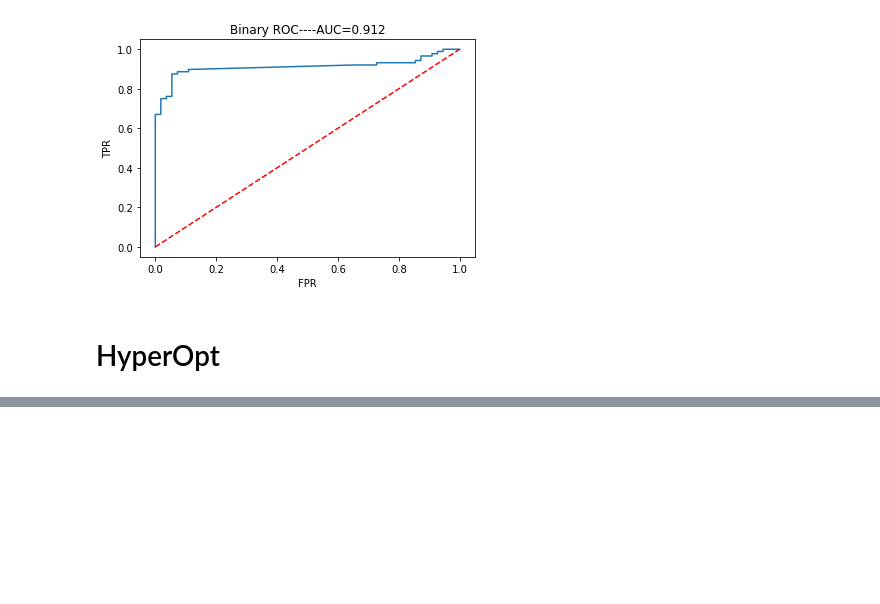
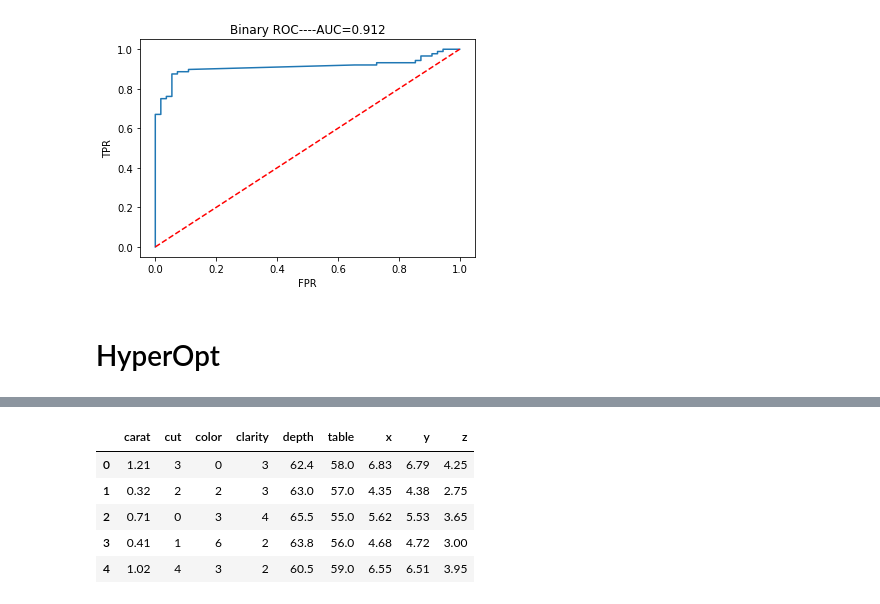
Before and after one commit to albertoid/clases_datamex0120, a Jupyter notebook: w6_d5 - SL Evaluation, HyperOpt.ipynb, the cells around one changed output, grey strips where cells are left out. Cells and saved outputs as stored; diff of their text form; code cells hidden in the pictures; blank space fills up the shorter version.

```diff
--- a/w6_d5 - SL Evaluation, HyperOpt.ipynb
+++ b/w6_d5 - SL Evaluation, HyperOpt.ipynb
@@ -173,0 +200,23 @@ plt.show();
+# %%
+clarity={'I1':0, 'SI2':1, 'SI1':2, 'VS2':3, 'VS1':4,
+         'VVS2':5, 'VVS1':6, 'IF':7}
+
+cut={'Fair':0, 'Good':1, 'Very Good':2, 'Premium':3, 'Ideal':4}
+
+color={'J':0, 'I':1, 'H':2, 'G':3, 'F':4, 'E':5, 'D':6}
+# %%
+def label(s, dic):
+    return dic[s]
+# %%
+X.clarity=X.clarity.apply(lambda x: label(x, clarity))
+X.cut=X.cut.apply(lambda x: label(x, cut))
+X.color=X.color.apply(lambda x: label(x, color))
+
+X.head()
+# %% [output]
+|  | carat | cut | color | clarity | depth | table | x | y | z |
+| 0 | 1.21 | 3 | 0 | 3 | 62.4 | 58.0 | 6.83 | 6.79 | 4.25 |
+| 1 | 0.32 | 2 | 2 | 3 | 63.0 | 57.0 | 4.35 | 4.38 | 2.75 |
+| 2 | 0.71 | 0 | 3 | 4 | 65.5 | 55.0 | 5.62 | 5.53 | 3.65 |
+| 3 | 0.41 | 1 | 6 | 2 | 63.8 | 56.0 | 4.68 | 4.72 | 3.00 |
+| 4 | 1.02 | 4 | 3 | 2 | 60.5 | 59.0 | 6.55 | 6.51 | 3.95 |
```
Also changed, not shown: parts of 13 cells of this notebook.
